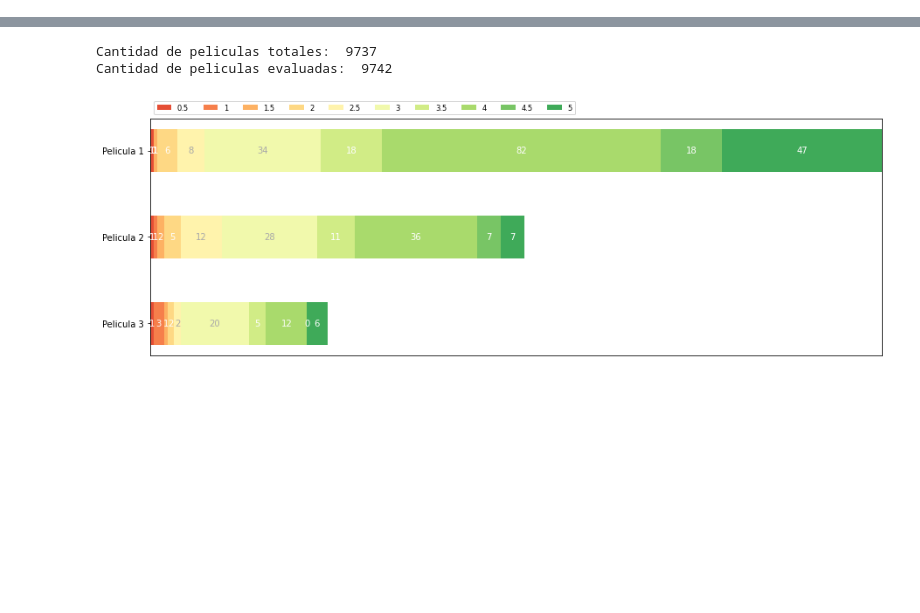
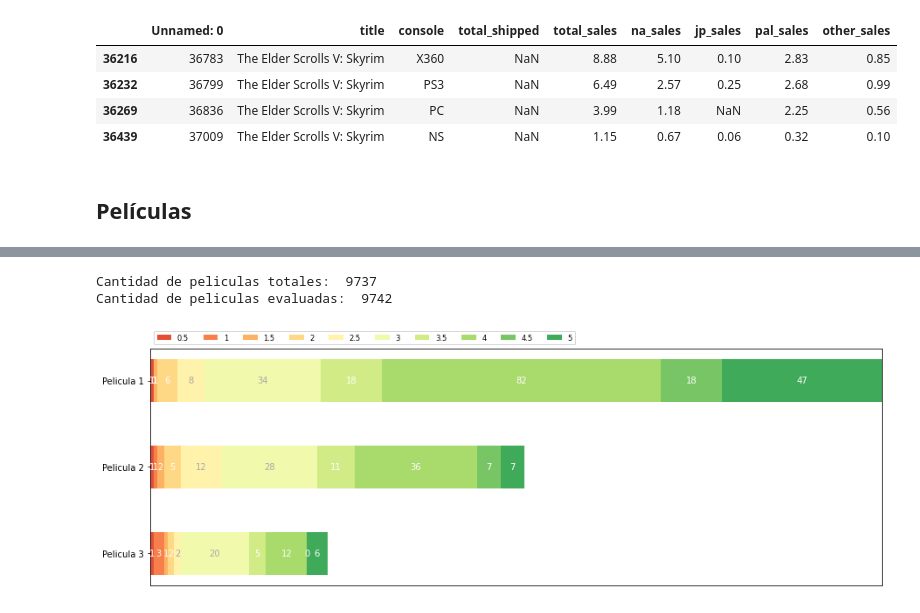
Before and after one commit to Oszom/T1VisualizacionDeDatos, a Jupyter notebook: Visualizacion T1.ipynb, the cells around one changed output, grey strips where cells are left out. Saved outputs shown, nothing was run; the diff lists cells and outputs as text; code cells hidden in the pictures; blank space fills up the shorter version.

```diff
--- a/Visualizacion T1.ipynb
+++ b/Visualizacion T1.ipynb
@@ -30,3 +139,13 @@ games_recommendations
+# %%
+games_sales.query('title == "The Elder Scrolls V: Skyrim"')
+# %% [output]
+|  | Unnamed: 0 | title | console | total_shipped | total_sales | na_sales | jp_sales | pal_sales | other_sales |
+| 36216 | 36783 | The Elder Scrolls V: Skyrim | X360 | NaN | 8.88 | 5.10 | 0.10 | 2.83 | 0.85 |
+| 36232 | 36799 | The Elder Scrolls V: Skyrim | PS3 | NaN | 6.49 | 2.57 | 0.25 | 2.68 | 0.99 |
+| 36269 | 36836 | The Elder Scrolls V: Skyrim | PC | NaN | 3.99 | 1.18 | NaN | 2.25 | 0.56 |
+| 36439 | 37009 | The Elder Scrolls V: Skyrim | NS | NaN | 1.15 | 0.67 | 0.06 | 0.32 | 0.10 |
+# %% [markdown]
+## Películas
 # %%
 movies = pd.read_csv('movies.csv').drop(['genres'],axis = 1)
 ratings_movies = pd.read_csv('ratings.csv').drop(['userId','timestamp'],axis = 1)
```
Also changed, not shown: parts of 15 cells of this notebook, 1 other file.
